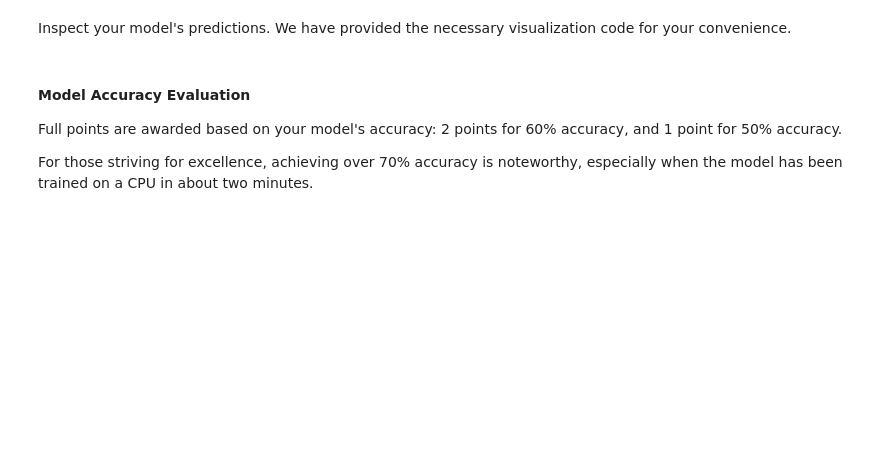
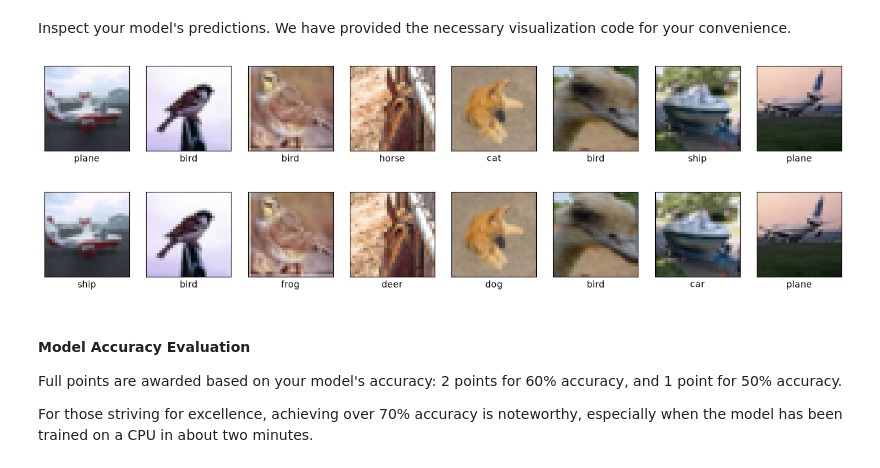
Before and after one commit to SepeZeus/compvis-exercises, a Jupyter notebook: CV-2026-exercises-06.ipynb, the cells around one changed output. Cells and saved outputs as stored; diff of their text form; code cells hidden in the pictures; blank space fills up the shorter version.

```diff
--- a/CV-2026-exercises-06.ipynb
+++ b/CV-2026-exercises-06.ipynb
@@ -51,7 +51,7 @@ Set up appropriate training parameters. Remember that you may need to do hyperpa
 # Set the training parameters
 batch_size = 32
 learning_rate = 5e-4
-num_epochs = 10
+num_epochs = 25
 momentum = None # You need this only if you use optimizer with momentum
 # %%
 # Download and prepare the dataset, do not change the code below
@@ -98,14 +98,12 @@ class CIFAR10Classifier(nn.Module):
         self.device = torch.device("cuda" if torch.cuda.is_available() else "cpu")
 
         self.conv = nn.Sequential(
-            nn.Conv2d(3, 32, kernel_size=5, stride=4).to(self.device),
+            nn.Conv2d(3, 32, kernel_size=3, stride=1, padding=1),
             nn.ReLU(),
             nn.MaxPool2d(2, 2),#32x32 -> 16x16
-            nn.Conv2d(32, 64, kernel_size=3, stride=2).to(self.device),
+            nn.Conv2d(32, 64, kernel_size=3, stride=1, padding=1),
             nn.ReLU(),
             nn.MaxPool2d(2, 2),#16x16 -> 8x8
-            nn.Conv2d(64, 64, kernel_size=3, stride=1).to(self.device),
-            nn.ReLU()
         )
 
         self.fc = nn.Linear(64*8*8, num_classes)
@@ -116,9 +114,9 @@ class CIFAR10Classifier(nn.Module):
         x = self.fc(x)
         return x
 
-net = CIFAR10Classifier(num_classes=10)
-criterion = None
-optimizer = None
+net = CIFAR10Classifier(num_classes=10).to(net.device)
+criterion = nn.CrossEntropyLoss()
+optimizer = optim.Adam(net.parameters(), lr=learning_rate)
 # %% [markdown]
 ### c) Train and test your model
 Execute the training process. We have provided the training loop for your convenience. You don't have to modify the code below.
@@ -133,6 +131,7 @@ for epoch in tqdm(range(num_epochs)):
     for i, data in enumerate(trainloader, 0):
         # Extract inputs and associated labels from the data
         inputs, labels = data
+        inputs, labels = inputs.to(net.device), labels.to(net.device)
         # Clear the gradients of all optimized variables
         optimizer.zero_grad()
         # Forward propagation
@@ -167,24 +251,29 @@ Inspect your model's predictions. We have provided the necessary visualization c
 # %%
 # Test set loader does not shuffle the data. You can manually shuffle the data
 # by setting minibatch_id to a random number.
 minibatch_id = 12
 
 # Load the minibatch defined above
 dataiter = iter(testloader)
 for i in range(minibatch_id):
     images, gt_labels = next(dataiter)
 
 # Visualize the batch
 visualize_first8(images, gt_labels, class_names)
 
+images = images.to(net.device)
+
 # Run the model on the batch of images
 outputs = net(images)
 
 # Get index of the highest confidence
 predicted_classes = torch.argmax(outputs, dim=1)
 
 # Visualize the batch with the predicted classes
-visualize_first8(images, predicted_classes, class_names)
+visualize_first8(images.cpu(), predicted_classes.cpu(), class_names)
+# %% [output]
+[figure, added]
+[figure, added]
 # %% [markdown]
 #### Model Accuracy Evaluation
 
```
Also changed, not shown: parts of 3 cells of this notebook.
